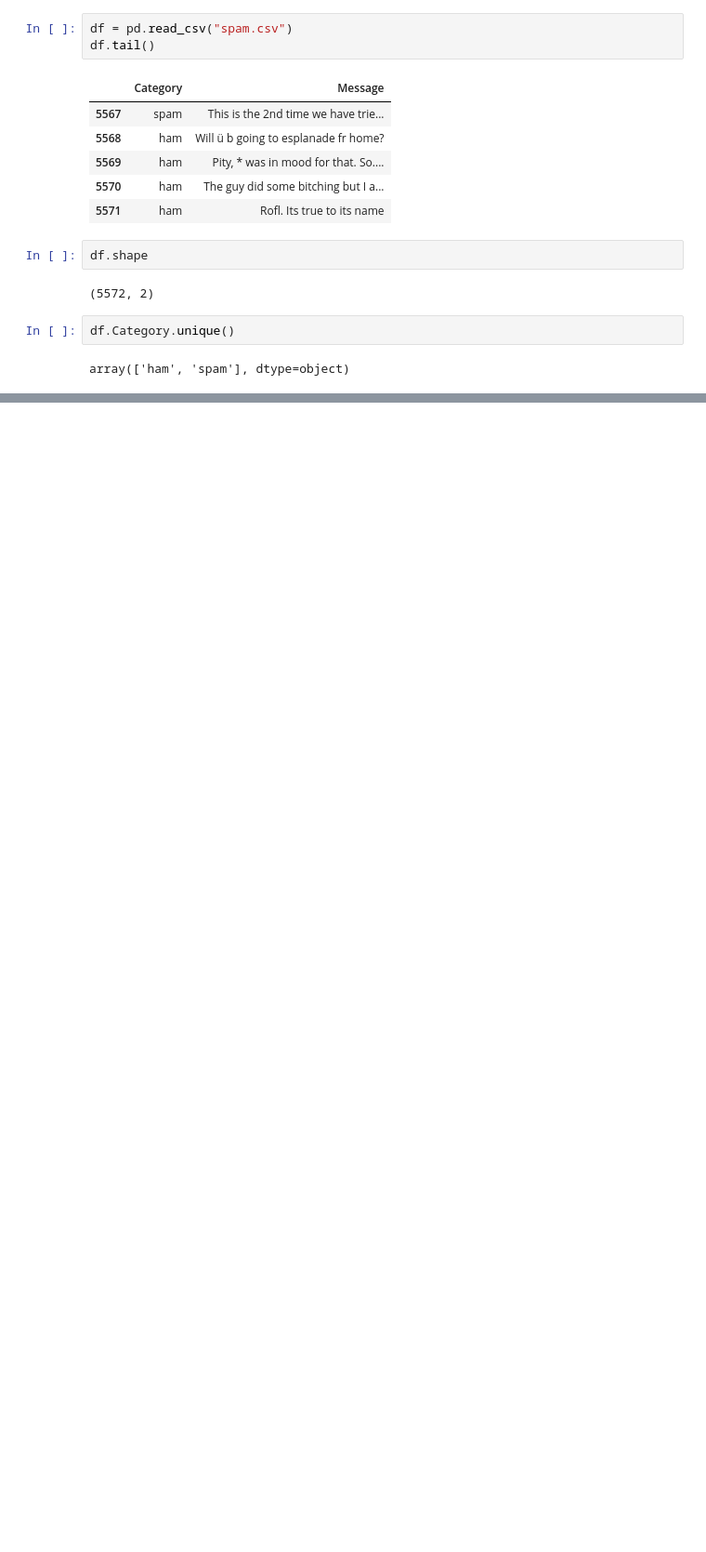
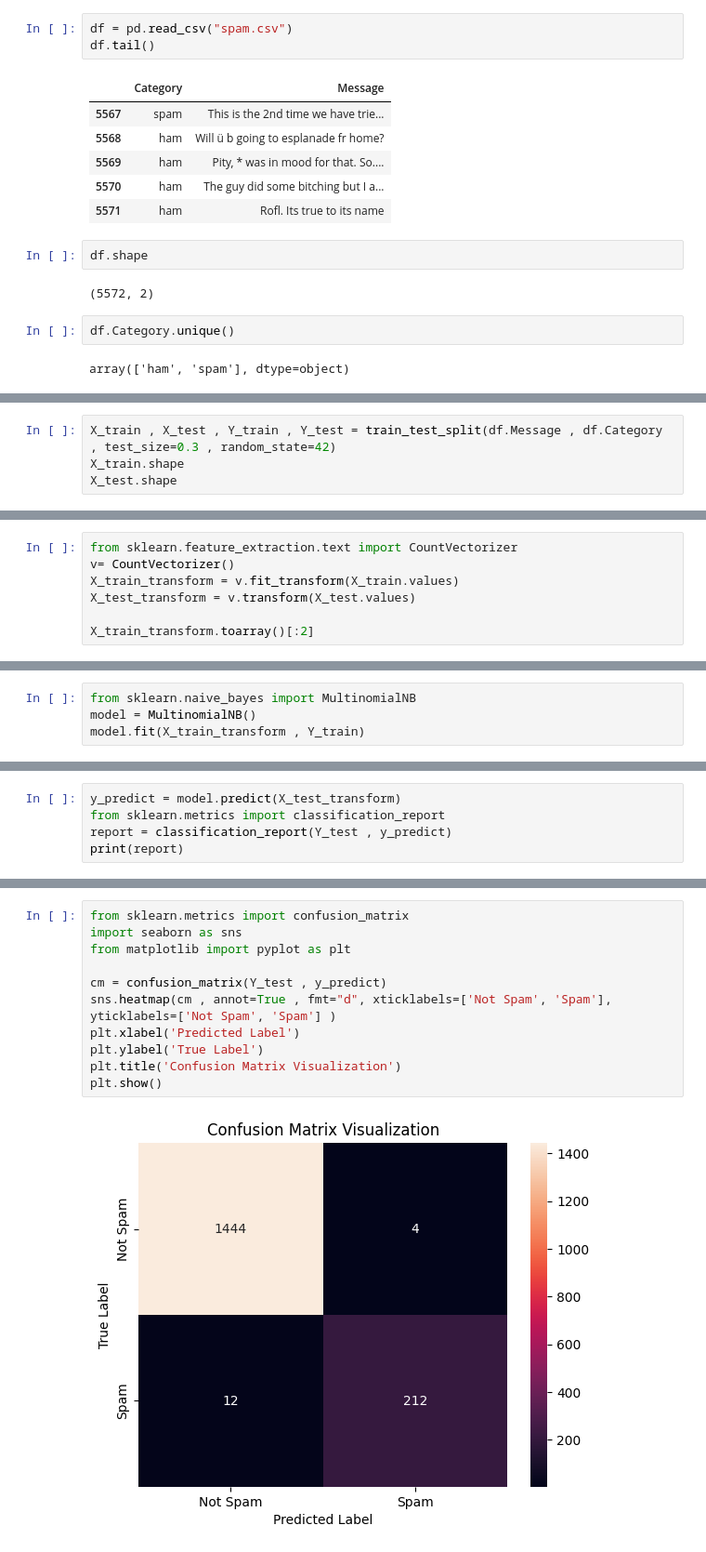
Before and after one commit to imabuzerdatascience/Machine_learning, a Jupyter notebook: 2.unsupervised_machine_learning/ML_Classification_NaiveBayes_SMSSpamClassification_Resources (1)/Untitled.ipynb, the cells around one changed output, grey strips where cells are left out. Shown at 93% size. Saved outputs shown, nothing was run; the diff lists cells and outputs as text; blank space fills up the shorter version.

Commit message:
SMS Spam Classification Using Naive Bayes

```diff
--- a/2.unsupervised_machine_learning/ML_Classification_NaiveBayes_SMSSpamClassification_Resources (1)/Untitled.ipynb
+++ b/2.unsupervised_machine_learning/ML_Classification_NaiveBayes_SMSSpamClassification_Resources (1)/Untitled.ipynb
@@ -28,0 +37,4 @@ df.Category.value_c
+# %%
+X_train , X_test , Y_train , Y_test = train_test_split(df.Message , df.Category , test_size=0.3 , random_state=42)
+X_train.shape
+X_test.shape
@@ -28,0 +45,7 @@ df.Category.value_c
+# %%
+from sklearn.feature_extraction.text import CountVectorizer
+v= CountVectorizer()
+X_train_transform = v.fit_transform(X_train.values)
+X_test_transform = v.transform(X_test.values)
+
+X_train_transform.toarray()[:2]
@@ -28,0 +57,4 @@ df.Category.value_c
+# %%
+from sklearn.naive_bayes import MultinomialNB
+model = MultinomialNB()
+model.fit(X_train_transform , Y_train)
@@ -28,0 +65,5 @@ df.Category.value_c
+# %%
+y_predict = model.predict(X_test_transform)
+from sklearn.metrics import classification_report
+report = classification_report(Y_test , y_predict)
+print(report)
@@ -28,0 +81,13 @@ df.Category.value_c
+# %%
+from sklearn.metrics import confusion_matrix
+import seaborn as sns
+from matplotlib import pyplot as plt
+
+cm = confusion_matrix(Y_test , y_predict)
+sns.heatmap(cm , annot=True , fmt="d", xticklabels=['Not Spam', 'Spam'], yticklabels=['Not Spam', 'Spam'] )
+plt.xlabel('Predicted Label')
+plt.ylabel('True Label')
+plt.title('Confusion Matrix Visualization')
+plt.show()
+# %% [output]
+[figure, added]
```
Also changed, not shown: parts of 16 cells of this notebook.
